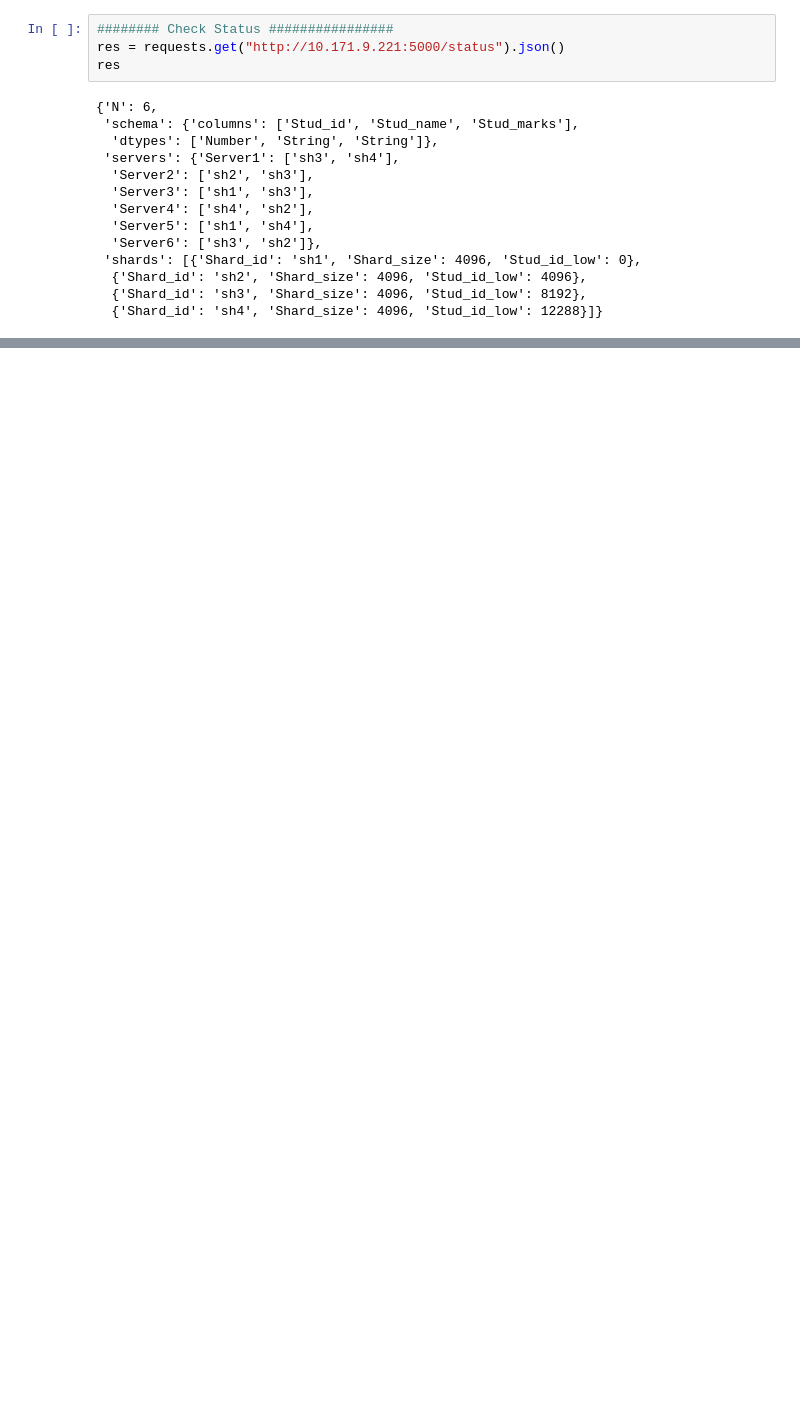
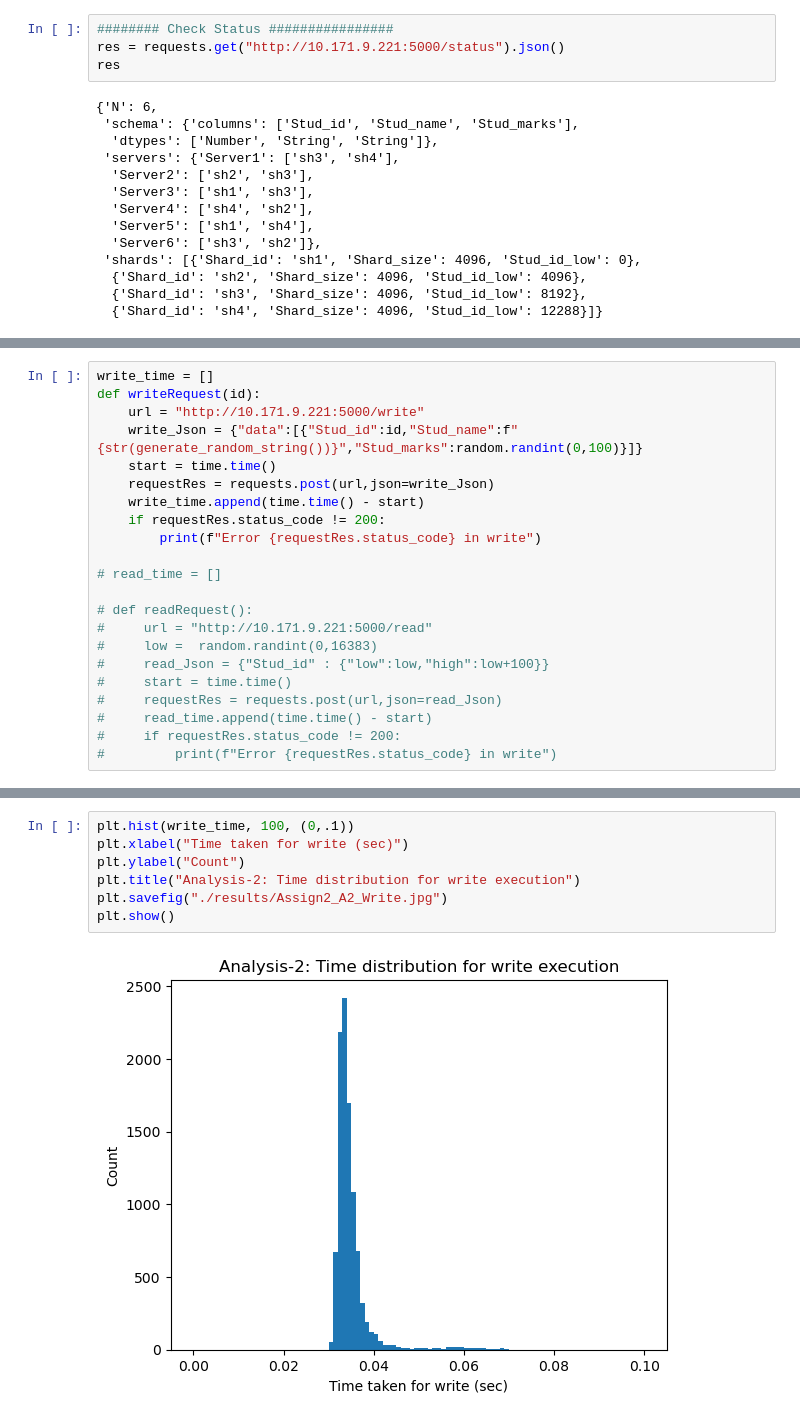
Before and after one commit to Tirthankar-Halder/dsAssignment, a Jupyter notebook: taskAna.ipynb, the cells around one changed output, grey strips where cells are left out. Drawn from its saved outputs; the diff is of its cells as text; blank space fills up the shorter version.

```diff
--- a/taskAna.ipynb
+++ b/taskAna.ipynb
@@ -179,0 +242,22 @@ Payload_Json = {
+# %%
+write_time = []
+def writeRequest(id):
+    url = "http://10.171.9.221:5000/write"
+    write_Json = {"data":[{"Stud_id":id,"Stud_name":f"{str(generate_random_string())}","Stud_marks":random.randint(0,100)}]}
+    start = time.time()
+    requestRes = requests.post(url,json=write_Json)
+    write_time.append(time.time() - start)
+    if requestRes.status_code != 200:
+        print(f"Error {requestRes.status_code} in write")
+
+# read_time = []
+
+# def readRequest():
+#     url = "http://10.171.9.221:5000/read"
+#     low =  random.randint(0,16383)
+#     read_Json = {"Stud_id" : {"low":low,"high":low+100}}
+#     start = time.time()
+#     requestRes = requests.post(url,json=read_Json)
+#     read_time.append(time.time() - start)
+#     if requestRes.status_code != 200:
+#         print(f"Error {requestRes.status_code} in write")
@@ -179,0 +275,9 @@ Payload_Json = {
+# %%
+plt.hist(write_time, 100, (0,.1))
+plt.xlabel("Time taken for write (sec)")
+plt.ylabel("Count")
+plt.title("Analysis-2: Time distribution for write execution")
+plt.savefig("./results/Assign2_A2_Write.jpg")
+plt.show()
+# %% [output]
+[figure, added]
```
Also changed, not shown: parts of 41 cells of this notebook, 7 other files.
